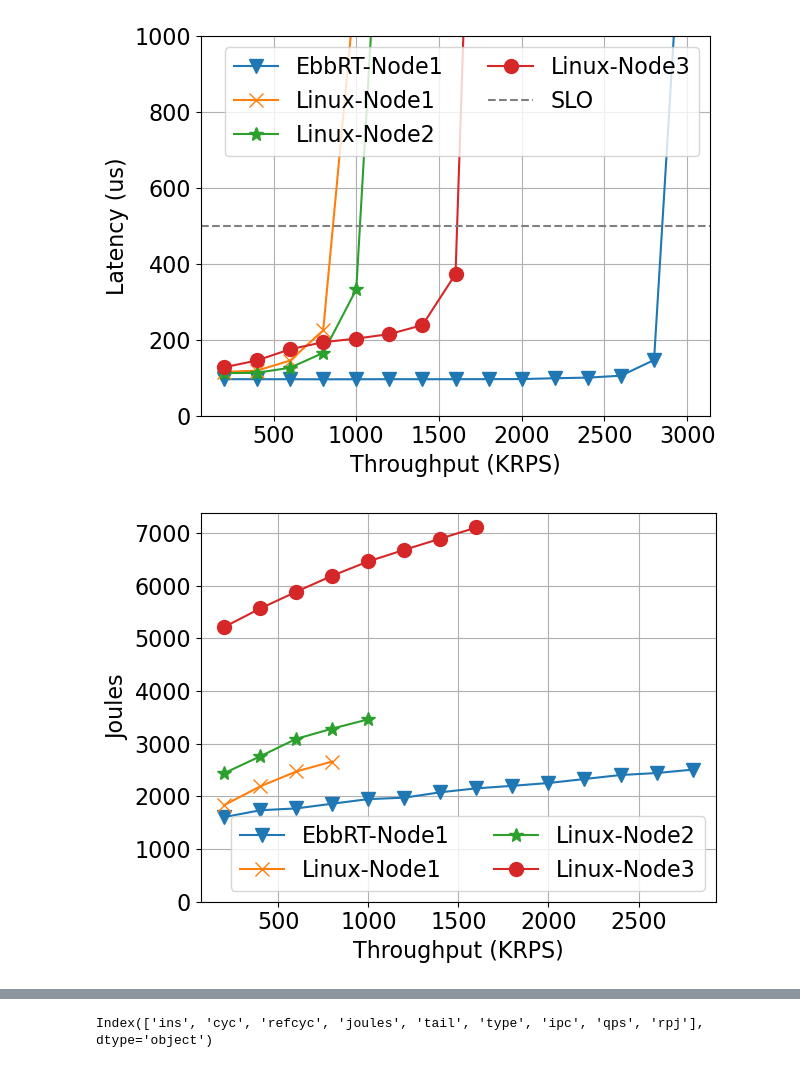
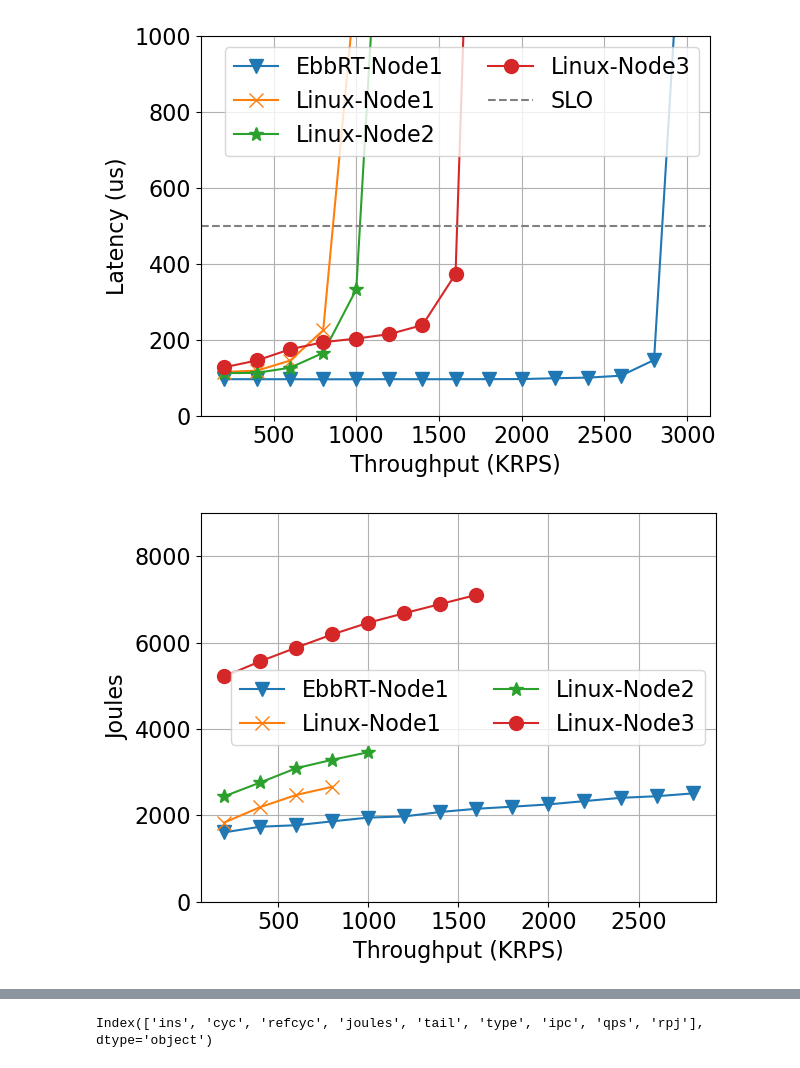
Before and after one commit to handong32/cloudlab, a Jupyter notebook: baremetal_ebbrt/hotcarbon_mcd.ipynb, the cells around one changed output, grey strips where cells are left out. Saved outputs shown, nothing was run; the diff lists cells and outputs as text; code cells hidden in the pictures.

```diff
--- a/baremetal_ebbrt/hotcarbon_mcd.ipynb
+++ b/baremetal_ebbrt/hotcarbon_mcd.ipynb
@@ -447,21 +447,21 @@ plt.savefig("mcd_latency.pdf")
 # %%
 fs=16
 plt.rc('axes', labelsize=fs)    # fontsize of the x and y labels
 plt.rc('xtick', labelsize=fs)    # fontsize of the tick labels
 plt.rc('ytick', labelsize=fs)    # fontsize of the tick labels
 
 for df in [dfebbrt, dflinux_c220g1, dflinux_c220g5, dflinux_sm220u]:
     plt.plot(df['kqps'][:-1], df['joules'][:-1], marker=ms[str(df['type'].unique()[0])], markersize=10, ls='-', label=str(df['type'].unique()[0]))
 plt.xlabel("Throughput (KRPS)", fontsize=fs)
 plt.ylabel("Joules", fontsize=fs)
-plt.ylim(bottom=0)
+plt.ylim(bottom=0, top=9000)
 plt.grid()
 plt.legend(ncols=2, fontsize=fs)
 plt.tight_layout()
 plt.savefig("mcd_joules.pdf")
 #plt.show()
 # %% [output]
-[figure, old version]
+[figure, new version]
 # %%
 fs=16
 plt.rc('axes', labelsize=fs)    # fontsize of the x and y labels
```
Also changed, not shown: parts of 1 cell of this notebook, 10 other files.
